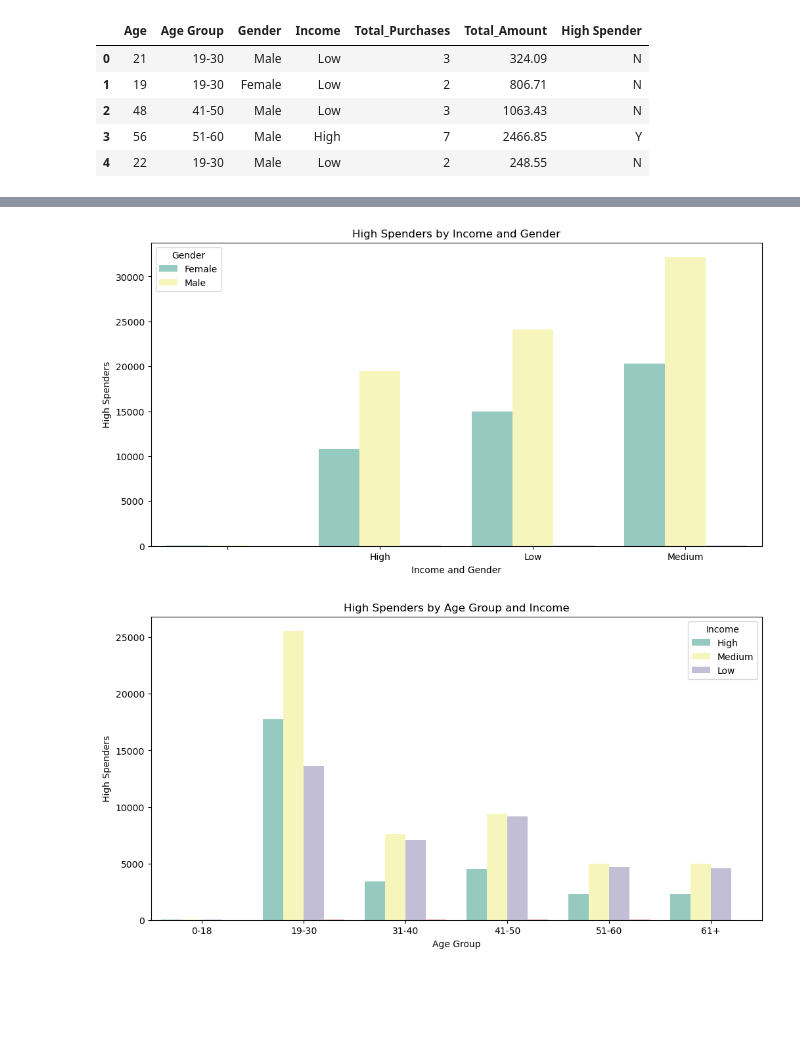
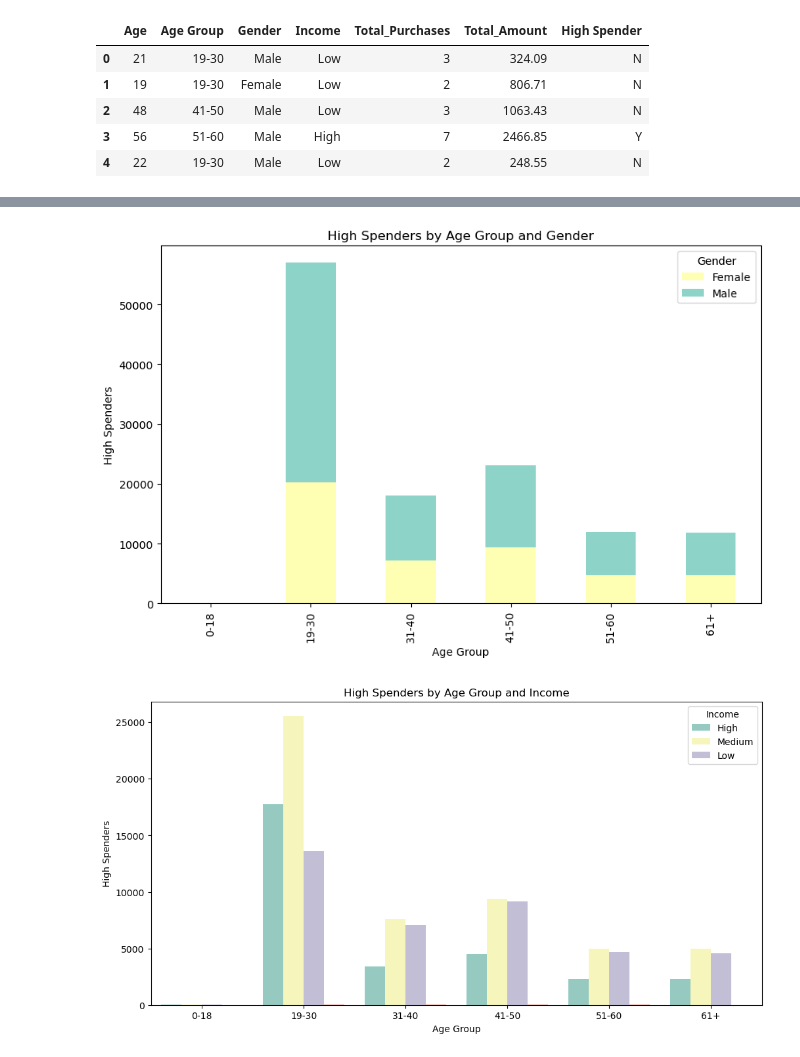
Before and after one commit to tsarahbd/retail-data-analysis, a Jupyter notebook: Retail-Data-Analysis.ipynb, the cells around one changed output, grey strips where cells are left out. Cells and saved outputs as stored; diff of their text form; code cells hidden in the pictures; blank space fills up the shorter version.

Commit message:
Update Retail-Data-Analysis.ipynb
Finalised visualisations for Market Segmentation.

```diff
--- a/Retail-Data-Analysis.ipynb
+++ b/Retail-Data-Analysis.ipynb
@@ -205,16 +186,16 @@ plt.show()
-# %%
-high_spenders = customer_segment[customer_segment['High Spender'] == 'Y']
-grouped_counts = high_spenders.groupby(['Income', 'Gender'], observed=True).size().reset_index(name='Count')
-
-plt.figure(figsize=(12, 6))
-sns.barplot(data=grouped_counts, x='Income', y='Count', hue='Gender', palette='Set3')
-plt.title('High Spenders by Income and Gender')
-plt.xlabel('Income and Gender')
-plt.ylabel('High Spenders')
-plt.legend(title='Gender')
-plt.show()
-# %% [output]
-[figure, removed]
+# %%
+# Group by 'Age Group' and 'Gender' and count High Spenders
+stacked_data = customer_segment[customer_segment['High Spender'] == 'Y'].groupby(['Age Group', 'Gender']).size().unstack(fill_value=0)
+
+# Plot
+stacked_data.plot(kind='bar', stacked=True, color=['#8dd3c7', '#ffffb3'], figsize=(10, 6))
+plt.title("High Spenders by Age Group and Gender")
+plt.xlabel("Age Group")
+plt.ylabel("High Spenders")
+plt.legend(title="Gender")
+plt.show()
+# %% [output]
+[figure, added]
 # %%
 plt.figure(figsize=(12, 6))
 sns.countplot(data=high_spenders, x='Age Group', hue='Income', palette='Set3')
```
Also changed, not shown: parts of 2 cells of this notebook.
